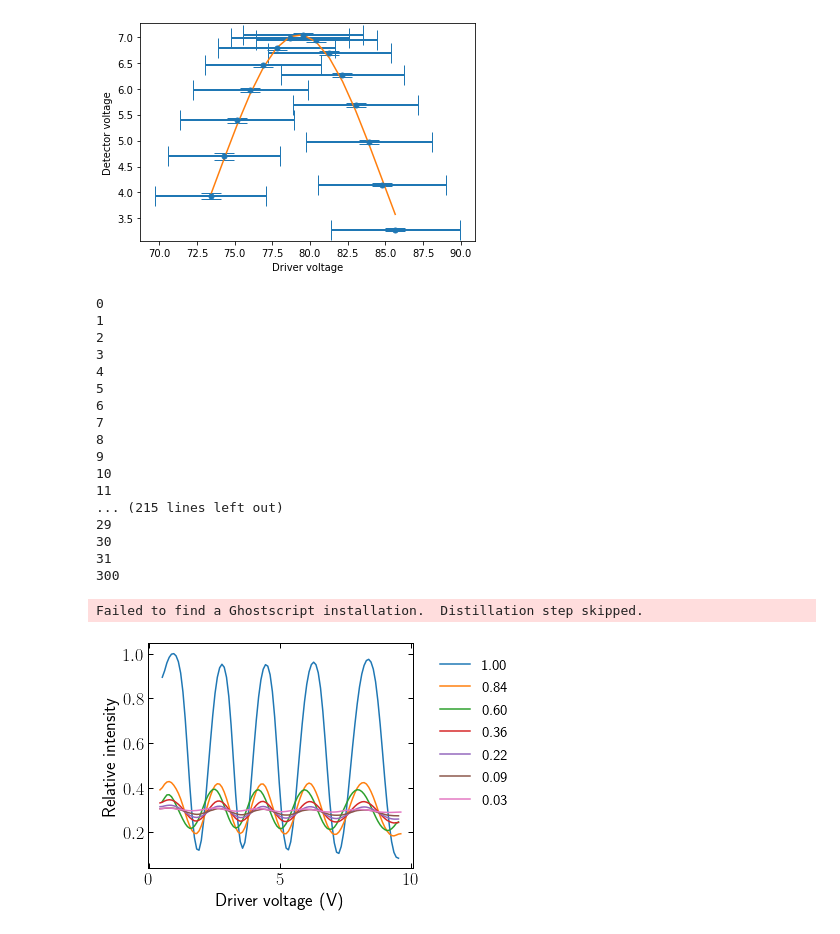
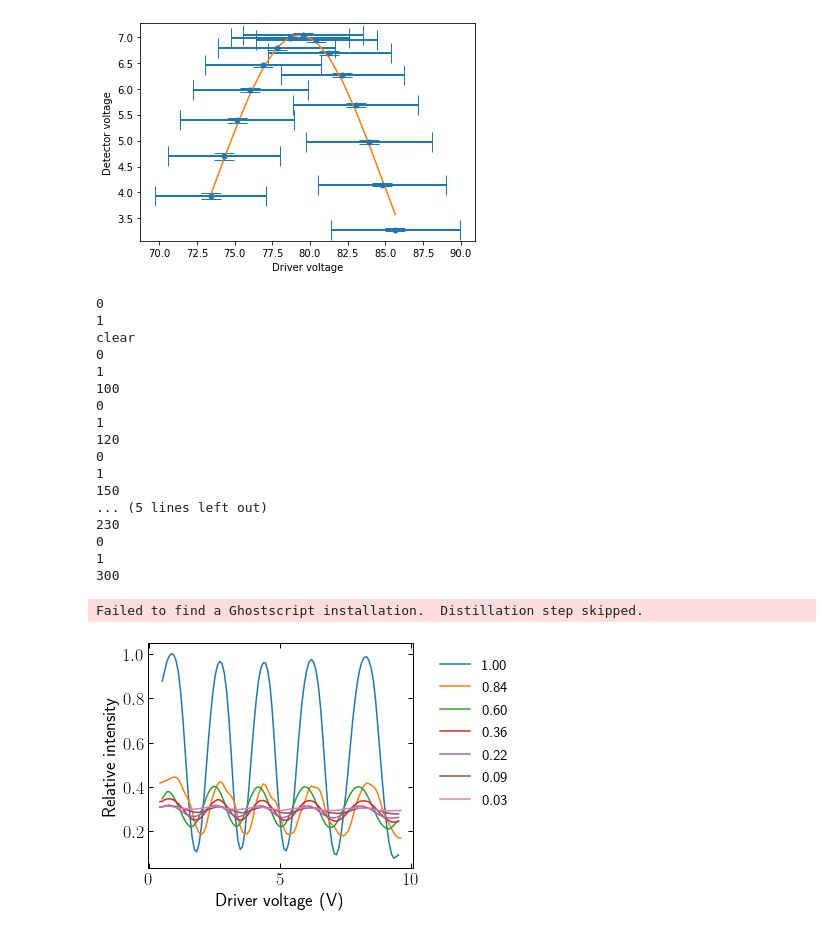
Before and after one commit to MadsCarlsen/Eksperimentel_Fysik, a Jupyter notebook: Michelson_Interferometer/Kode_Mads.ipynb, the cells around one changed output. Drawn from its saved outputs; the diff is of its cells as text; code cells hidden in the pictures.

```diff
--- a/Michelson_Interferometer/Kode_Mads.ipynb
+++ b/Michelson_Interferometer/Kode_Mads.ipynb
@@ -329,48 +329,46 @@ Bud på usikkerheden af denne: 0.04547327376150818
 # %%
 angle_names = ['clear','100','120','150','180','230','300']
 N_list = [104,106,104,105,105,105,106]
 
-angles = [float(angle) if angle != 'clear' else 90 for angle in angle_names]
-angles = np.array(angles)-90
-normed_max_int = [intensity/max_ints[0] for intensity in max_ints]
-m = 0.00741 #0.0148
-T = [10**(-m*theta) for theta in angles]
 
 #angle_names = ['0','100','110','120','140','160','180']
 #N_list = [110,110,110,110,110,110,110]
 
 max_ints = []
+max_error = []
 
 for t,N,angle_name in zip(T,N_list,angle_names):
-    volts,mean,error,_,_ = mean_several_files(32,f'Int_{angle_name}\Int_{angle_name}',N=N,to_print=False)
+    volts,mean,error,_,_ = mean_several_files(2,f'Int_{angle_name}\Int_{angle_name}',N=N,to_print=False)
     #volts,mean,error,_,_ = mean_several_files(3,f'Dag3\Int{angle_name}\Int{angle_name}',N=N,to_print=True)
 
     print(angle_name)
-    max_ints.append(max(mean))
+    max_index = np.argmax(mean)
+    max_ints.append(mean[max_index])
+    max_error.append(error[max_index])
 
     plt.plot(volts,mean/max_ints[0],label=f'{t:.2f}')
 plt.legend(frameon=False, bbox_to_anchor=(1.05, 1), loc=2)
 plt.xlabel(r'Driver voltage (V)')
 plt.ylabel(r'Relative intensity')
 plt.rcParams.update({'figure.autolayout': True})
 plt.savefig('Wheel.eps', format='eps')
 # %% [output]
 0
 1
-2
-3
-4
-5
-6
-7
-8
-9
-10
-11
-... (215 lines left out)
-29
-30
-31
+clear
+0
+1
+100
+0
+1
+120
+0
+1
+150
+... (5 lines left out)
+230
+0
+1
 300
 Failed to find a Ghostscript installation.  Distillation step skipped.
-[figure, old version]
+[figure, new version]
```
Also changed, not shown: parts of 3 cells of this notebook.
